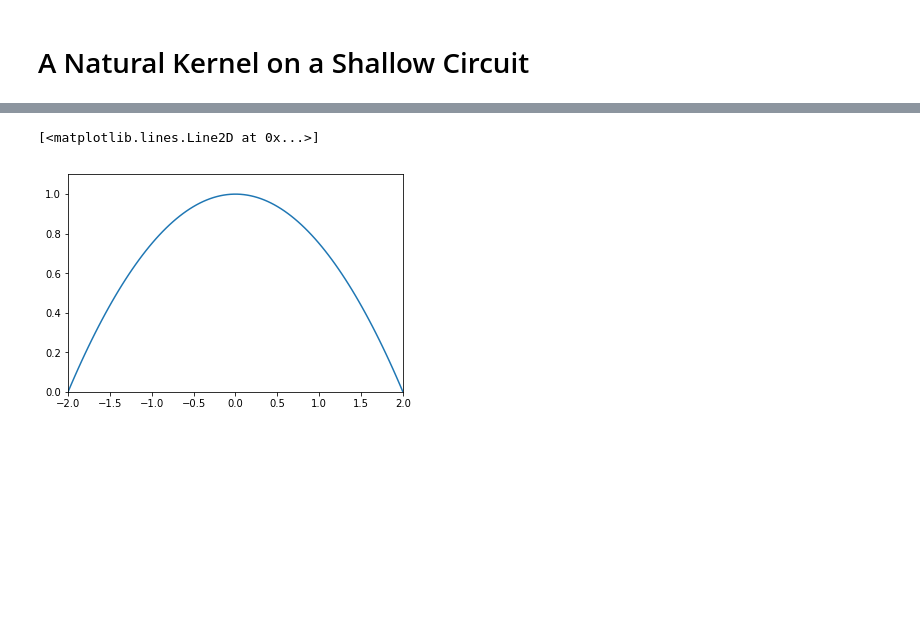
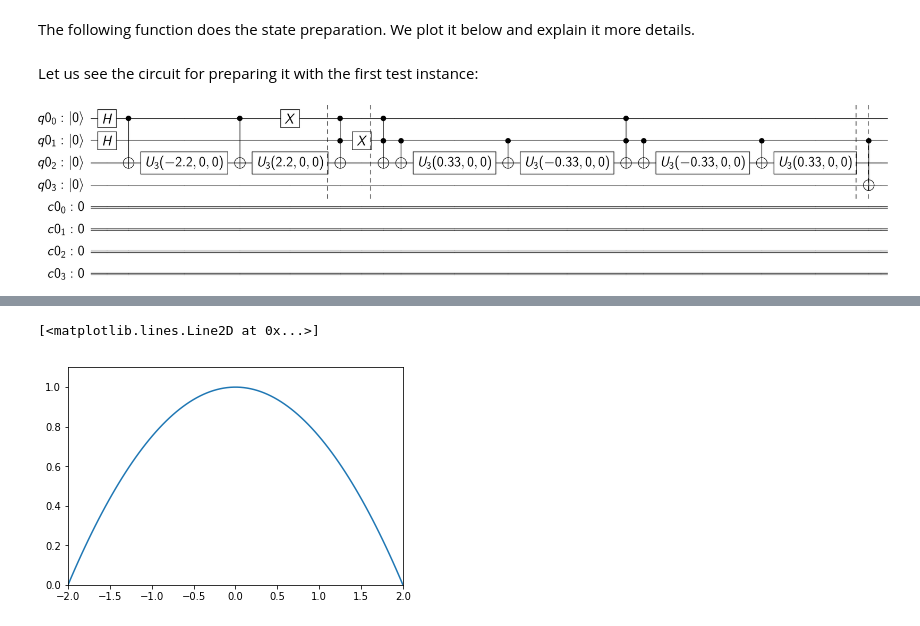
Before and after one commit to qosf/qml-mooc, a Jupyter notebook: 11_Kernel Methods.ipynb, the cells around one changed output, grey strips where cells are left out. Drawn from its saved outputs; the diff is of its cells as text; code cells hidden in the pictures; blank space fills up the shorter version.

Commit message:
Kernel methods finished

```diff
--- a/11_Kernel Methods.ipynb
+++ b/11_Kernel Methods.ipynb
@@ -17,3 +43,5 @@ Amplitude encoding
+# %% [markdown]
+The following function does the state preparation. We plot it below and explain it more details.
 # %%
 def prepare_state(q, c, angles):
     ancilla_qubit = q[0]
@@ -30,7 +58,6 @@ def prepare_state(q, c, angles):
     qc.u3(-angles[0], 0, 0, data_qubit)
     qc.cx(ancilla_qubit, data_qubit)
     qc.u3(angles[0], 0, 0, data_qubit)
-    qc.barrier()
     # Flip the ancilla qubit > this moves the input
     # vector to the |0> state of the ancilla
     qc.x(ancilla_qubit)
@@ -40,8 +67,6 @@ def prepare_state(q, c, angles):
     # [0,1] -> class 0
     # We can prepare this with a Toffoli
     qc.ccx(ancilla_qubit, index_qubit, data_qubit)
-    qc.barrier()
-
     # Flip the index qubit > moves the first training vector to the
     # |0> state of the index qubit
     qc.x(index_qubit)
@@ -66,5 +91,12 @@ def prepare_state(q, c, angles):
     qc.cx(index_qubit, class_qubit)
     qc.barrier()
     return qc
-# %% [markdown]
-# A Natural Kernel on a Shallow Circuit
+# %% [markdown]
+Let us see the circuit for preparing it with the first test instance:
+# %%
+from qiskit.tools.visualization import circuit_drawer
+angles = [test_angles[0], training_angle]
+state_preparation_0 = prepare_state(q, c, angles)
+circuit_drawer(state_preparation_0)
+# %% [output]
+[figure, added]
```
Also changed, not shown: parts of 25 cells of this notebook, 1 other file.
